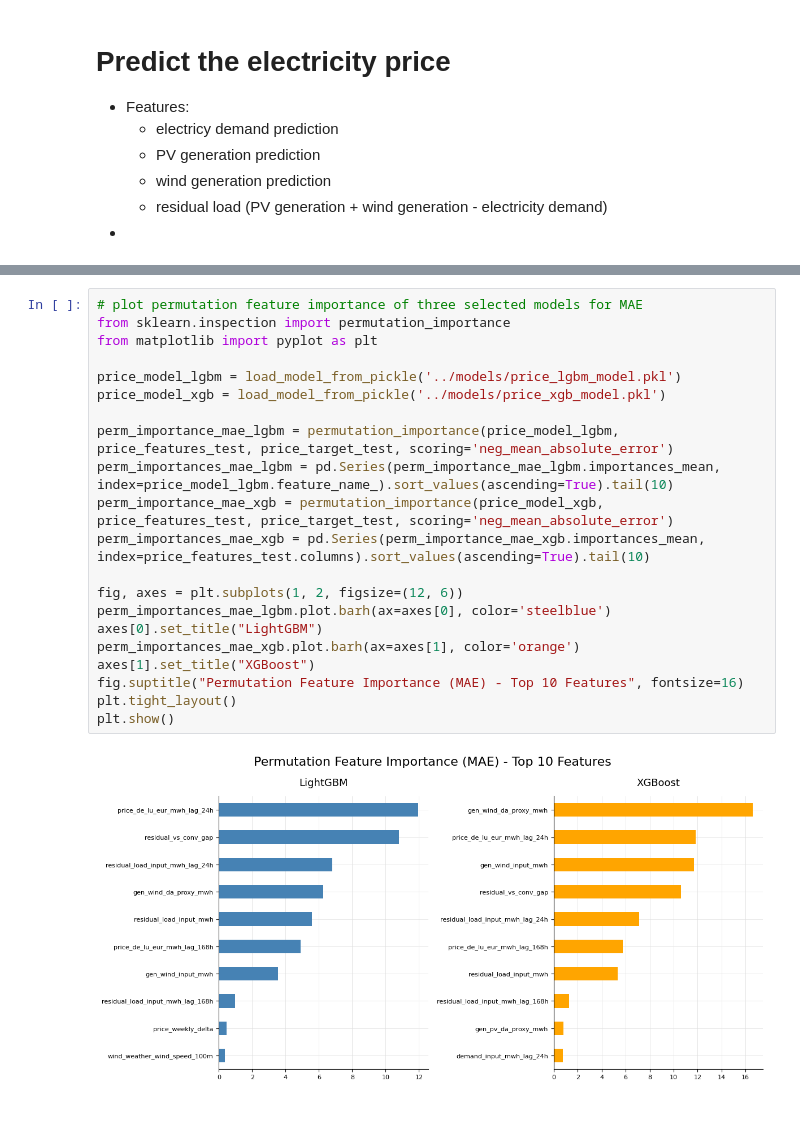
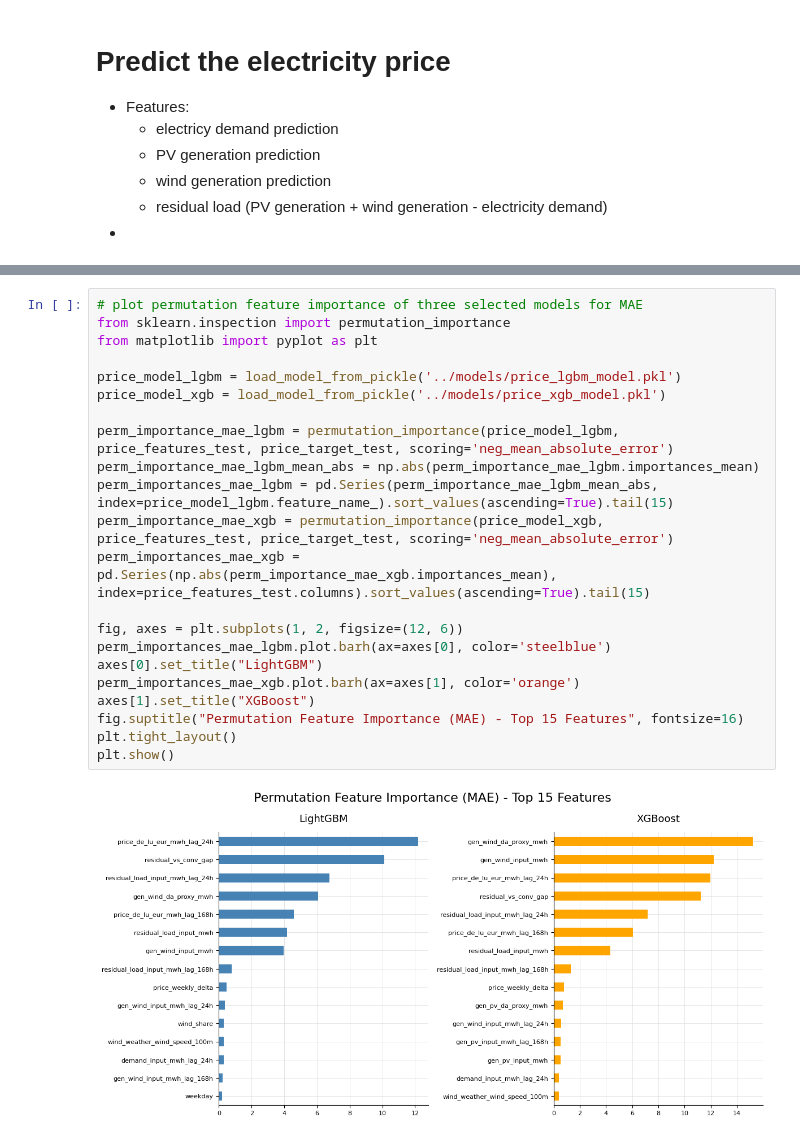
Before and after one commit to SW-oasen/electricity_price_forecast, a Jupyter notebook: notebook/06_train_evaluate_price_mode.ipynb, the cells around one changed output, grey strips where cells are left out. Drawn from its saved outputs; the diff is of its cells as text.

```diff
--- a/notebook/06_train_evaluate_price_mode.ipynb
+++ b/notebook/06_train_evaluate_price_mode.ipynb
@@ -189,26 +204,27 @@ Training time: 10'13"
 # %%
 # plot permutation feature importance of three selected models for MAE
 from sklearn.inspection import permutation_importance
 from matplotlib import pyplot as plt
 
 price_model_lgbm = load_model_from_pickle('../models/price_lgbm_model.pkl')
 price_model_xgb = load_model_from_pickle('../models/price_xgb_model.pkl')
 
 perm_importance_mae_lgbm = permutation_importance(price_model_lgbm, price_features_test, price_target_test, scoring='neg_mean_absolute_error')
-perm_importances_mae_lgbm = pd.Series(perm_importance_mae_lgbm.importances_mean, index=price_model_lgbm.feature_name_).sort_values(ascending=True).tail(10)
+perm_importance_mae_lgbm_mean_abs = np.abs(perm_importance_mae_lgbm.importances_mean)
+perm_importances_mae_lgbm = pd.Series(perm_importance_mae_lgbm_mean_abs, index=price_model_lgbm.feature_name_).sort_values(ascending=True).tail(15)
 perm_importance_mae_xgb = permutation_importance(price_model_xgb, price_features_test, price_target_test, scoring='neg_mean_absolute_error')
-perm_importances_mae_xgb = pd.Series(perm_importance_mae_xgb.importances_mean, index=price_features_test.columns).sort_values(ascending=True).tail(10)
+perm_importances_mae_xgb = pd.Series(np.abs(perm_importance_mae_xgb.importances_mean), index=price_features_test.columns).sort_values(ascending=True).tail(15)
 
 fig, axes = plt.subplots(1, 2, figsize=(12, 6))
 perm_importances_mae_lgbm.plot.barh(ax=axes[0], color='steelblue')
 axes[0].set_title("LightGBM")
 perm_importances_mae_xgb.plot.barh(ax=axes[1], color='orange')
 axes[1].set_title("XGBoost")
-fig.suptitle("Permutation Feature Importance (MAE) - Top 10 Features", fontsize=16)
+fig.suptitle("Permutation Feature Importance (MAE) - Top 15 Features", fontsize=16)
 plt.tight_layout()
 plt.show()
 # %% [output]
-[figure, old version]
+[figure, new version]
 # %%
 # learn curve for LightGBM and XGBoost model
 plot_learning_curve(price_model_lgbm, 'LightGBM', price_features_train, price_target_train)
```
Also changed, not shown: parts of 6 cells of this notebook, 11 other files.
